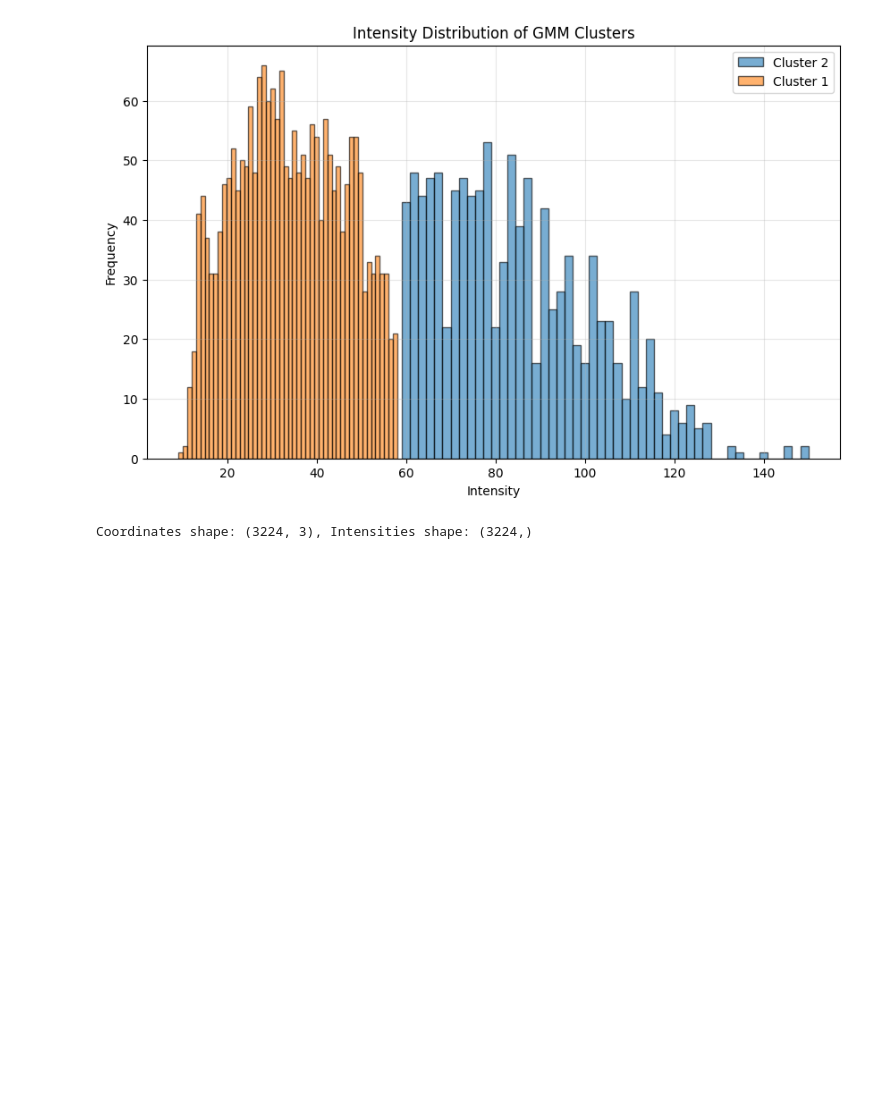
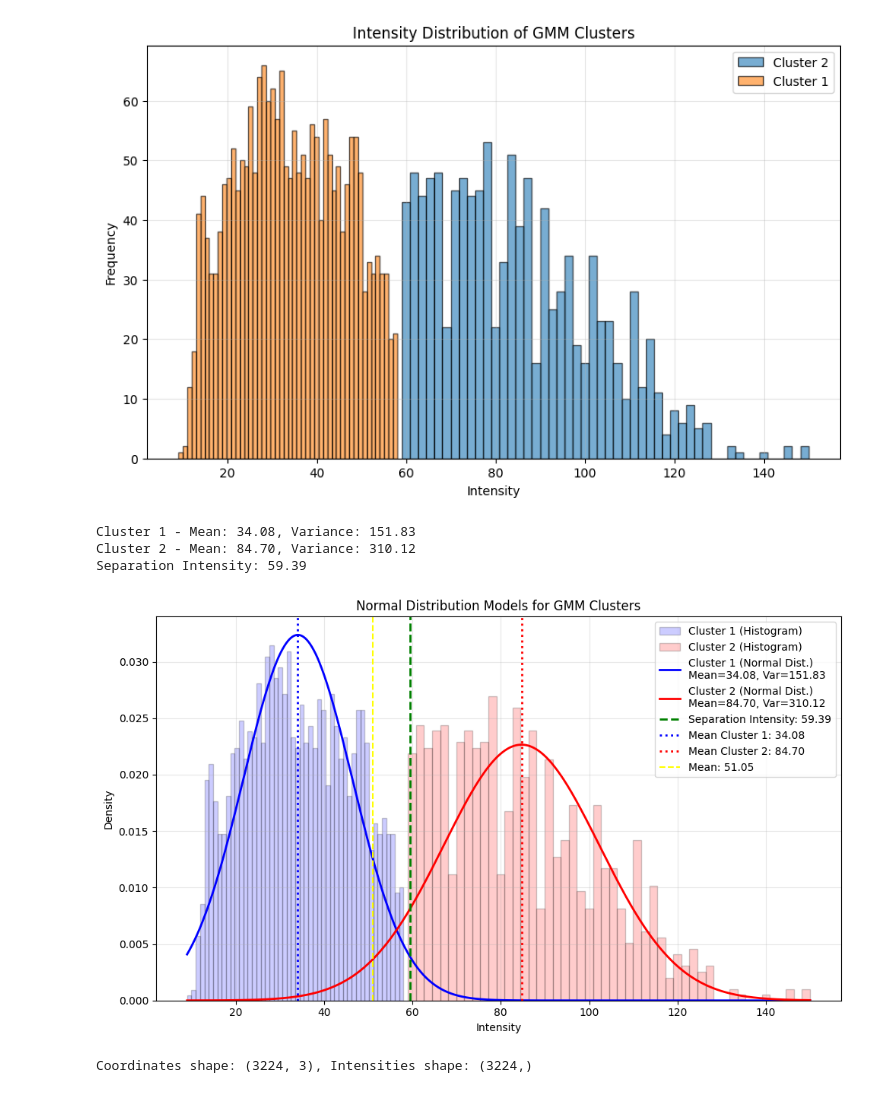
Before and after one commit to prabal5ghosh/Inria_Medical_Imageing_Internship_prabal, a Jupyter notebook: s0006/cluster_code/segmented_pixels_intensity_only_intensity.ipynb, the cells around one changed output. Drawn from its saved outputs; the diff is of its cells as text; code cells hidden in the pictures; blank space fills up the shorter version.

```diff
--- a/s0006/cluster_code/segmented_pixels_intensity_only_intensity.ipynb
+++ b/s0006/cluster_code/segmented_pixels_intensity_only_intensity.ipynb
@@ -508,6 +548,65 @@ plt.grid(alpha=0.3)
 plt.show()
 # %% [output]
 [figure]
+# %%
+import numpy as np
+import pandas as pd
+import matplotlib.pyplot as plt
+from scipy.stats import norm
+
+cluster_1 = df3[df3['cluster_gmm_based_on_only_intensity'] == 1]['Intensity']
+cluster_2 = df3[df3['cluster_gmm_based_on_only_intensity'] == 2]['Intensity']
+
+mean_1 = cluster_1.mean()
+var_1 = cluster_1.var()
+mean_2 = cluster_2.mean()
+var_2 = cluster_2.var()
+std_1 = np.sqrt(var_1)
+std_2 = np.sqrt(var_2)
+
+print(f"Cluster 1 - Mean: {mean_1:.2f}, Variance: {var_1:.2f}")
+print(f"Cluster 2 - Mean: {mean_2:.2f}, Variance: {var_2:.2f}")
+
+
+# Calculate the separation intensity (midpoint between the means)
+separation_intensity = (mean_1 + mean_2) / 2
+print(f"Separation Intensity: {separation_intensity:.2f}")
+
+
+# values for plotting the normal distributions
+x = np.linspace(df3['Intensity'].min(), df3['Intensity'].max(), 1000)
+
+# the normal distribution for each cluster
+pdf_1 = norm.pdf(x, mean_1, np.sqrt(var_1))
+pdf_2 = norm.pdf(x, mean_2, np.sqrt(var_2))
+
+plt.figure(figsize=(10, 6))
+plt.hist(cluster_1, bins=50, density=True, alpha=0.2, color='blue',edgecolor='black', label='Cluster 1 (Histogram)')
+plt.hist(cluster_2, bins=50, density=True, alpha=0.2, color='red',edgecolor='black',  label='Cluster 2 (Histogram)')
+plt.plot(x, pdf_1, color='blue', linewidth=2, label=f'Cluster 1 (Normal Dist.)\nMean={mean_1:.2f}, Var={var_1:.2f}')
+plt.plot(x, pdf_2, color='red', linewidth=2, label=f'Cluster 2 (Normal Dist.)\nMean={mean_2:.2f}, Var={var_2:.2f}')
+
+# Add a vertical line for the separation intensity
+plt.axvline(separation_intensity, color='green', linestyle='--', linewidth=2, label=f'Separation Intensity: {separation_intensity:.2f}')
+plt.axvline(mean_1, color='blue', linestyle=':', linewidth=2, label=f'Mean Cluster 1: {mean_1:.2f}')
+plt.axvline(mean_2, color='red', linestyle=':', linewidth=2, label=f'Mean Cluster 2: {mean_2:.2f}')
+plt.axvline(np.mean(intensities), color='yellow', linestyle='dashed', label=f'Mean: {np.mean(intensities):.2f}')
+
+
+
+# Add labels, legend, and title
+plt.title('Normal Distribution Models for GMM Clusters')
+plt.xlabel('Intensity')
+plt.ylabel('Density')
+plt.legend()
+plt.grid(alpha=0.3)
+plt.tight_layout()
+plt.show()
+# %% [output]
+Cluster 1 - Mean: 34.08, Variance: 151.83
+Cluster 2 - Mean: 84.70, Variance: 310.12
+Separation Intensity: 59.39
+[figure, added]
 # %%
 
 # binary mask  (True = segmented region) (where intensities > 0)
```
Also changed, not shown: parts of 10 cells of this notebook.
